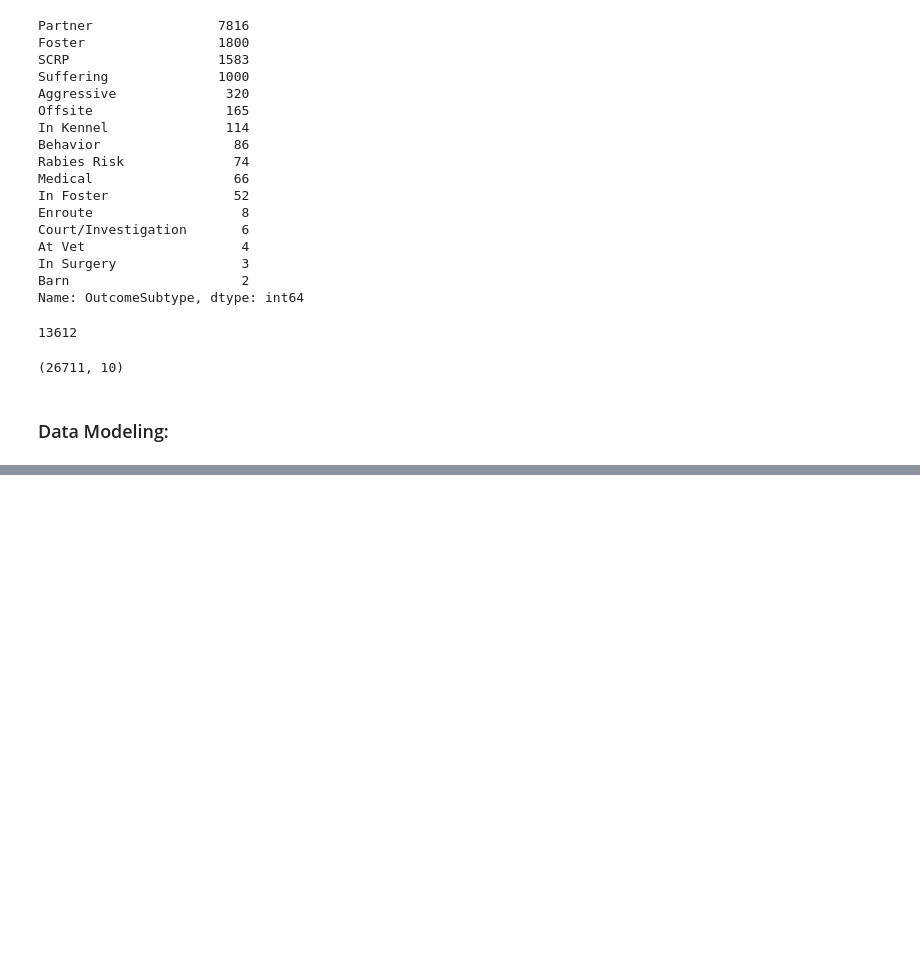
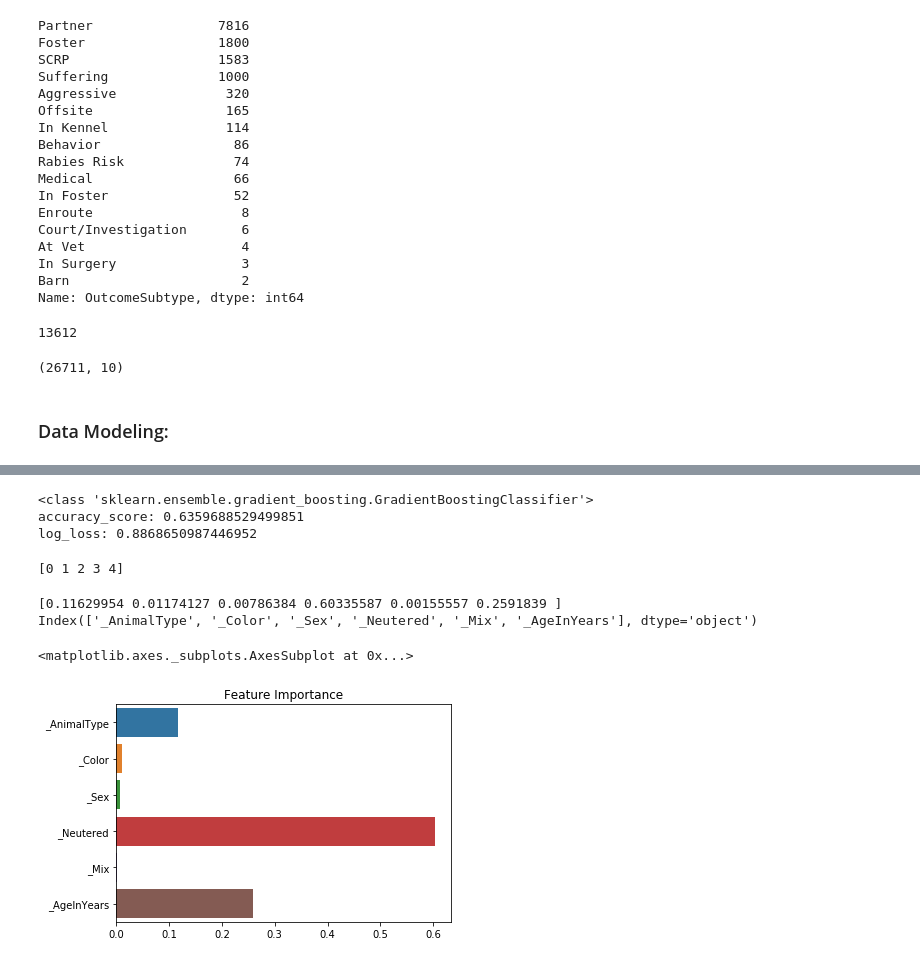
Before and after one commit to AmiGandhi/Top-1-Kaggle-Competition, a Jupyter notebook: code/Kaggle Competition.ipynb, the cells around one changed output, grey strips where cells are left out. Saved outputs shown, nothing was run; the diff lists cells and outputs as text; code cells hidden in the pictures; blank space fills up the shorter version.

```diff
--- a/code/Kaggle Competition.ipynb
+++ b/code/Kaggle Competition.ipynb
@@ -622,0 +603,52 @@ animals = convert_to_numeric(animals)
+# %%
+# converting columns to numeric
+animals = convert_to_numeric(animals)
+animals.columns
+animals = animals[['_AnimalType', '_Color', '_Sex', '_Neutered', '_Mix', '_AgeInYears', '_OutcomeType']]
+Y = animals['_OutcomeType']
+X = animals[['_AnimalType', '_Color', '_Sex', '_Neutered', '_Mix', '_AgeInYears']]
+# %%
+X_train_sub, X_validation_sub, y_train_sub, y_validation_sub = train_test_split(X, Y, random_state=20)
+# %%
+classifiers = [GradientBoostingClassifier()]
+for classifier in classifiers:
+    animal_log = classifier
+    animal_log.fit(X_train_sub, y_train_sub)
+
+    show_validation = True
+
+    if (show_validation == True):
+        dog_y_probs = animal_log.predict_proba(X_validation_sub)
+        dog_y_pred = animal_log.predict(X_validation_sub)
+        print(type(classifier))
+        print("accuracy_score:", accuracy_score(y_validation_sub, dog_y_pred))
+        print("log_loss:", log_loss(y_validation_sub, dog_y_probs))
+    elif (show_validation == False):
+        dog_y_probs = animal_log.predict_proba(X_train_sub)
+        dog_y_pred = animal_log.predict(X_train_sub)
+        print(type(classifier))
+        print("accuracy_score:", accuracy_score(y_train_sub, dog_y_pred))
+        print("log_loss:", log_loss(y_train_sub, dog_y_probs))
+# %% [output]
+<class 'sklearn.ensemble.gradient_boosting.GradientBoostingClassifier'>
+accuracy_score: 0.6359688529499851
+log_loss: 0.8868650987446952
+# %%
+#fit dog data
+animal_log.fit(X, Y)
+print(animal_log.classes_)
+# %% [output]
+[0 1 2 3 4]
+# %%
+#plot feature importance
+plt.figure(0)
+plt.title("Feature Importance")
+print(animal_log.feature_importances_)
+print(X.columns)
+importance = animal_log.feature_importances_
+sns.barplot(y=X.columns, x=importance)
+# %% [output]
+[0.11629954 0.01174127 0.00786384 0.60335587 0.00155557 0.2591839 ]
+Index(['_AnimalType', '_Color', '_Sex', '_Neutered', '_Mix', '_AgeInYears'], dtype='object')
+<matplotlib.axes._subplots.AxesSubplot at 0x...>
+[figure, added]
```
Also changed, not shown: parts of 25 cells of this notebook, 1 other file.
